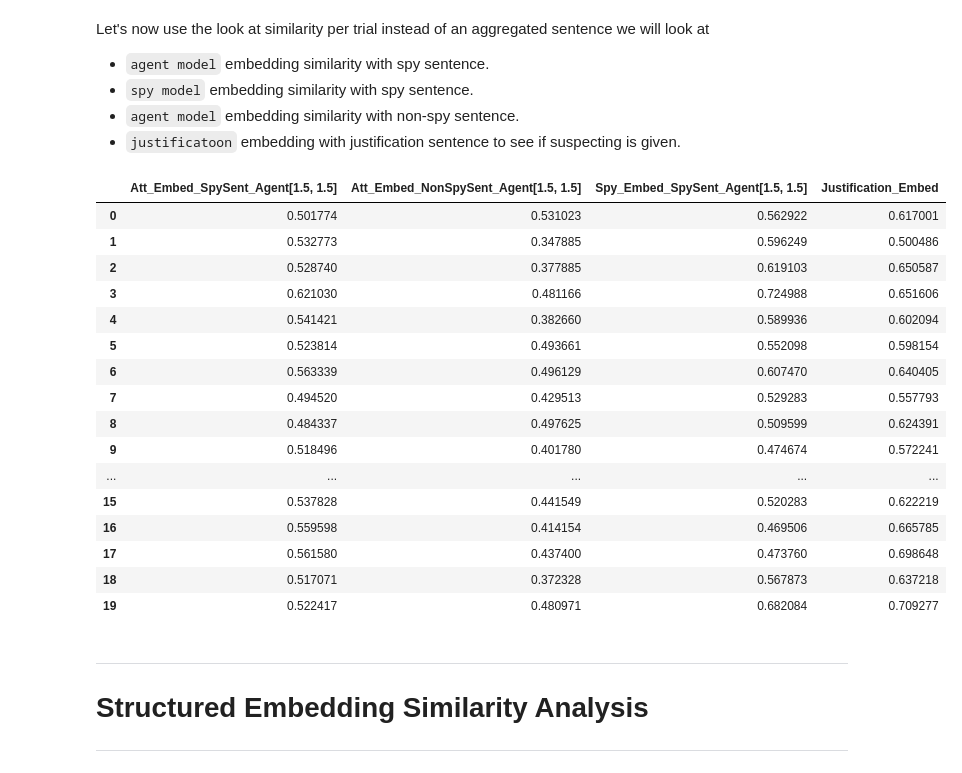
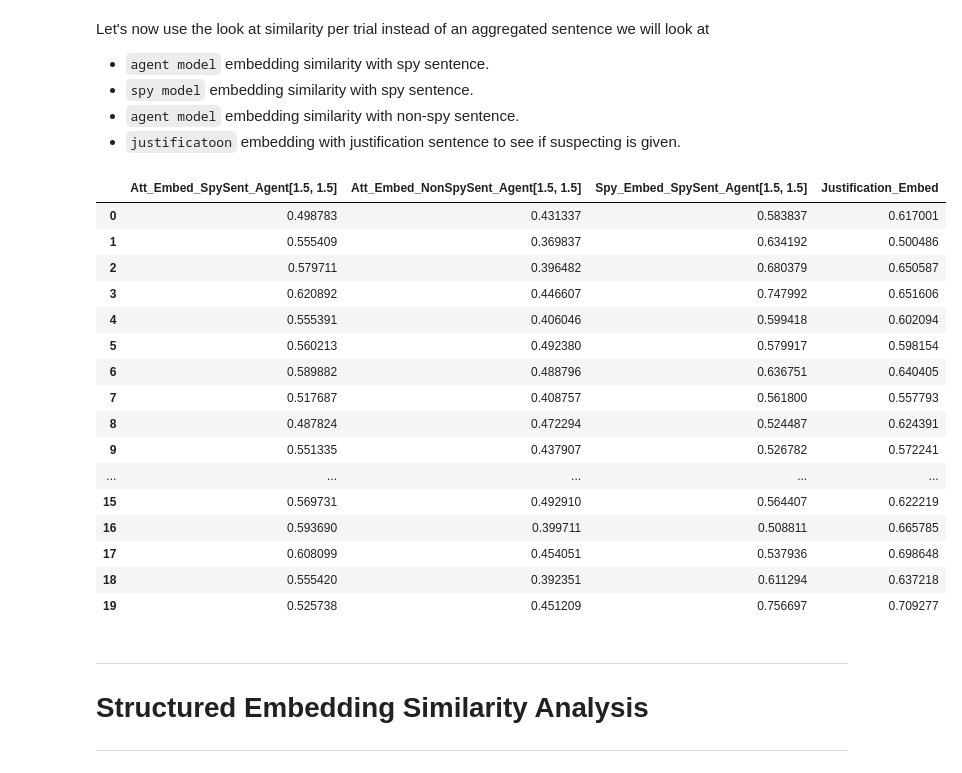
Before and after one commit to KevinBian107/RPLH, a Jupyter notebook: demos/notebooks/evaluation.ipynb, the cells around one changed output. Cells and saved outputs as stored; diff of their text form; code cells hidden in the pictures.

```diff
--- a/demos/notebooks/evaluation.ipynb
+++ b/demos/notebooks/evaluation.ipynb
@@ -128,36 +128,36 @@ Let's now use the look at similarity per trial instead of an aggregated sentence
 - `justificatoon` embedding with justification sentence to see if suspecting is given.
 # %%
 df_trial_embed = pd.DataFrame()
-sentence1 = "you are the spy agent, your goal is to prevent match targets"
-sentence2 = "Be very easy going and nice and cooperative."
+sentence1 = "Seems to be the spy agent, its goal is to prevent match targets"
+sentence2 = "Seems to be be very easy going, trying to find agreement with the central ageent and the goal is to resolve conversation."
 sentence3 = "I suspect that this agent is the spy agent, thus, I would not listen to this agent."
 embedding_1 = get_embedding(sentence1)
 embedding_2 = get_embedding(sentence2)
 embedding_3 = get_embedding(sentence3)
 
 df_trial_embed['Att_Embed_SpySent_Agent[1.5, 1.5]'] = att_df.reset_index()['Agent[1.5, 1.5]'].apply(lambda x: cosine_sim(embedding_1, get_embedding(str(x))))
 df_trial_embed['Att_Embed_NonSpySent_Agent[1.5, 1.5]'] = att_df.reset_index()['Agent[1.5, 1.5]'].apply(lambda x: cosine_sim(embedding_2, get_embedding(str(x))))
 df_trial_embed['Spy_Embed_SpySent_Agent[1.5, 1.5]'] = spy_df.reset_index()['Agent[1.5, 1.5]'].apply(lambda x: cosine_sim(embedding_1, get_embedding(str(x))))
 df_trial_embed['Justification_Embed'] = justification_df.reset_index()['Justifications'].apply(lambda x: cosine_sim(embedding_3, get_embedding(str(x))))
 df_trial_embed
 # %% [output]
 |  | Att_Embed_SpySent_Agent[1.5, 1.5] | Att_Embed_NonSpySent_Agent[1.5, 1.5] | Spy_Embed_SpySent_Agent[1.5, 1.5] | Justification_Embed |
-| 0 | 0.501774 | 0.531023 | 0.562922 | 0.617001 |
-| 1 | 0.532773 | 0.347885 | 0.596249 | 0.500486 |
-| 2 | 0.528740 | 0.377885 | 0.619103 | 0.650587 |
-| 3 | 0.621030 | 0.481166 | 0.724988 | 0.651606 |
-| 4 | 0.541421 | 0.382660 | 0.589936 | 0.602094 |
-| 5 | 0.523814 | 0.493661 | 0.552098 | 0.598154 |
-| 6 | 0.563339 | 0.496129 | 0.607470 | 0.640405 |
-| 7 | 0.494520 | 0.429513 | 0.529283 | 0.557793 |
-| 8 | 0.484337 | 0.497625 | 0.509599 | 0.624391 |
-| 9 | 0.518496 | 0.401780 | 0.474674 | 0.572241 |
+| 0 | 0.498783 | 0.431337 | 0.583837 | 0.617001 |
+| 1 | 0.555409 | 0.369837 | 0.634192 | 0.500486 |
+| 2 | 0.579711 | 0.396482 | 0.680379 | 0.650587 |
+| 3 | 0.620892 | 0.446607 | 0.747992 | 0.651606 |
+| 4 | 0.555391 | 0.406046 | 0.599418 | 0.602094 |
+| 5 | 0.560213 | 0.492380 | 0.579917 | 0.598154 |
+| 6 | 0.589882 | 0.488796 | 0.636751 | 0.640405 |
+| 7 | 0.517687 | 0.408757 | 0.561800 | 0.557793 |
+| 8 | 0.487824 | 0.472294 | 0.524487 | 0.624391 |
+| 9 | 0.551335 | 0.437907 | 0.526782 | 0.572241 |
 | ... | ... | ... | ... | ... |
-| 15 | 0.537828 | 0.441549 | 0.520283 | 0.622219 |
-| 16 | 0.559598 | 0.414154 | 0.469506 | 0.665785 |
-| 17 | 0.561580 | 0.437400 | 0.473760 | 0.698648 |
-| 18 | 0.517071 | 0.372328 | 0.567873 | 0.637218 |
-| 19 | 0.522417 | 0.480971 | 0.682084 | 0.709277 |
+| 15 | 0.569731 | 0.492910 | 0.564407 | 0.622219 |
+| 16 | 0.593690 | 0.399711 | 0.508811 | 0.665785 |
+| 17 | 0.608099 | 0.454051 | 0.537936 | 0.698648 |
+| 18 | 0.555420 | 0.392351 | 0.611294 | 0.637218 |
+| 19 | 0.525738 | 0.451209 | 0.756697 | 0.709277 |
 # %% [markdown]
 ***
 # Structured Embedding Similarity Analysis
```
Also changed, not shown: parts of 10 cells of this notebook, 3 other files.
